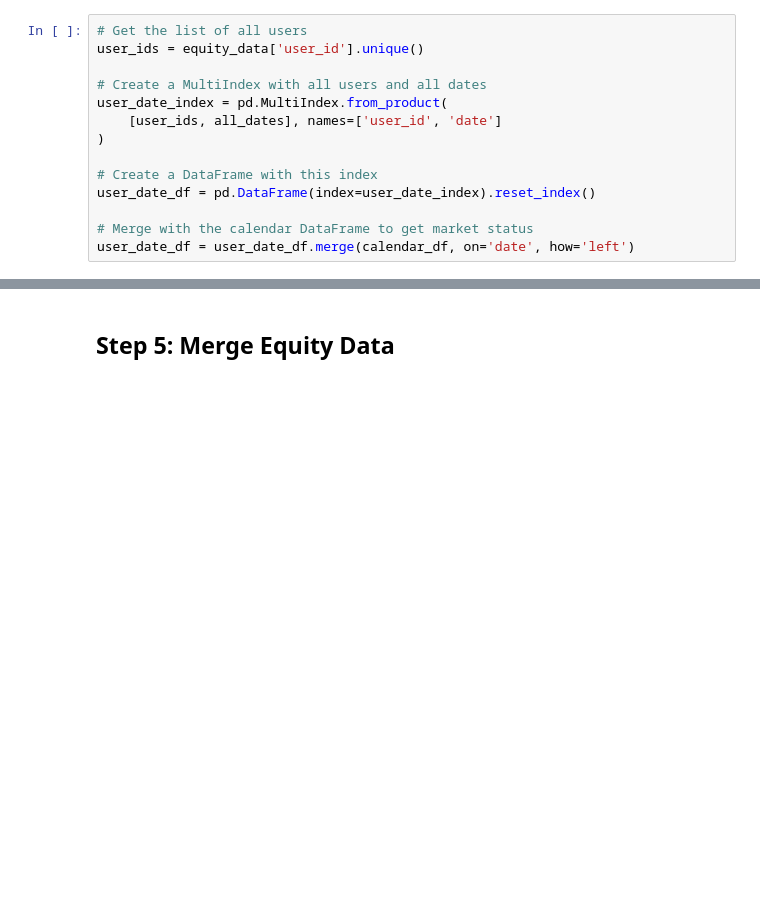
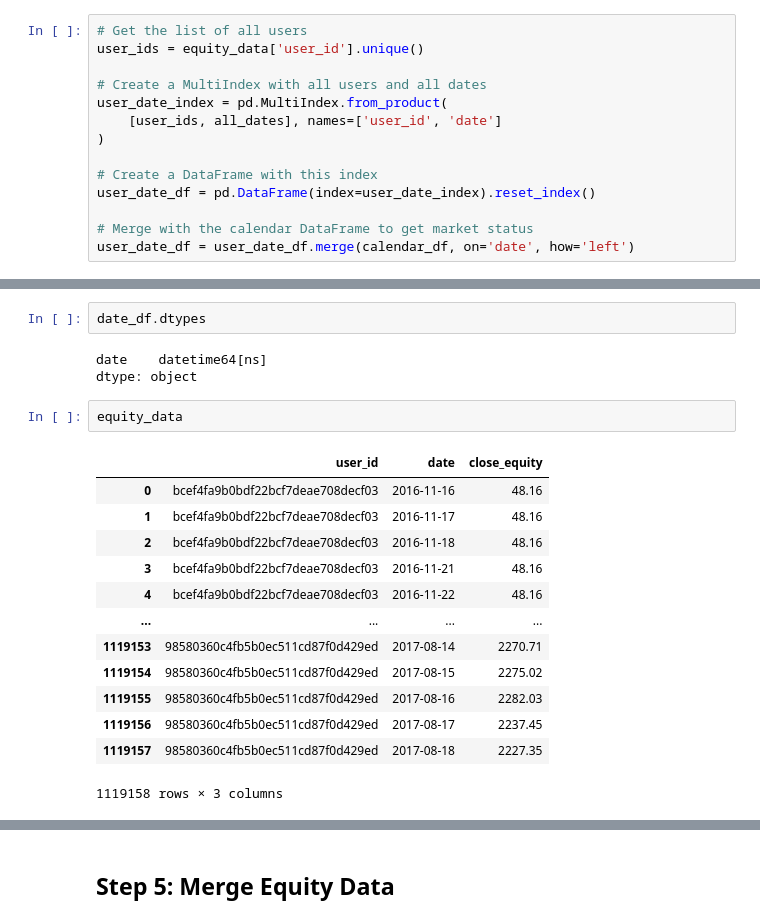
Before and after one commit to Michelangelo20/robinhood_classifer, a Jupyter notebook: src/notebook/robinhood_classifier_Q1_pandas.ipynb, the cells around one changed output, grey strips where cells are left out. Cells and saved outputs as stored; diff of their text form; blank space fills up the shorter version.

```diff
--- a/src/notebook/robinhood_classifier_Q1_pandas.ipynb
+++ b/src/notebook/robinhood_classifier_Q1_pandas.ipynb
@@ -176,0 +234,21 @@ user_date_df = user_date_df.merge(calendar_df, on='date', how='left')
+# %%
+date_df.dtypes
+# %% [output]
+date    datetime64[ns]
+dtype: object
+# %%
+equity_data
+# %% [output]
+|  | user_id | date | close_equity |
+| 0 | bcef4fa9b0bdf22bcf7deae708decf03 | 2016-11-16 | 48.16 |
+| 1 | bcef4fa9b0bdf22bcf7deae708decf03 | 2016-11-17 | 48.16 |
+| 2 | bcef4fa9b0bdf22bcf7deae708decf03 | 2016-11-18 | 48.16 |
+| 3 | bcef4fa9b0bdf22bcf7deae708decf03 | 2016-11-21 | 48.16 |
+| 4 | bcef4fa9b0bdf22bcf7deae708decf03 | 2016-11-22 | 48.16 |
+| ... | ... | ... | ... |
+| 1119153 | 98580360c4fb5b0ec511cd87f0d429ed | 2017-08-14 | 2270.71 |
+| 1119154 | 98580360c4fb5b0ec511cd87f0d429ed | 2017-08-15 | 2275.02 |
+| 1119155 | 98580360c4fb5b0ec511cd87f0d429ed | 2017-08-16 | 2282.03 |
+| 1119156 | 98580360c4fb5b0ec511cd87f0d429ed | 2017-08-17 | 2237.45 |
+| 1119157 | 98580360c4fb5b0ec511cd87f0d429ed | 2017-08-18 | 2227.35 |
+1119158 rows × 3 columns
```
Also changed, not shown: parts of 9 cells of this notebook.
